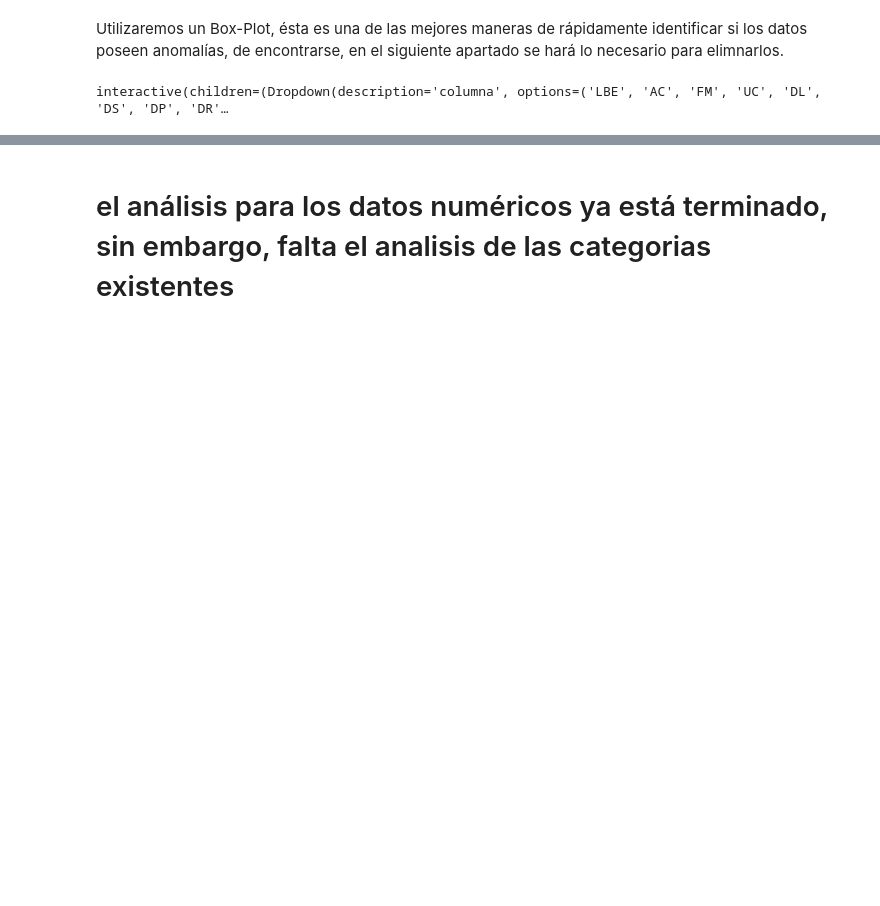
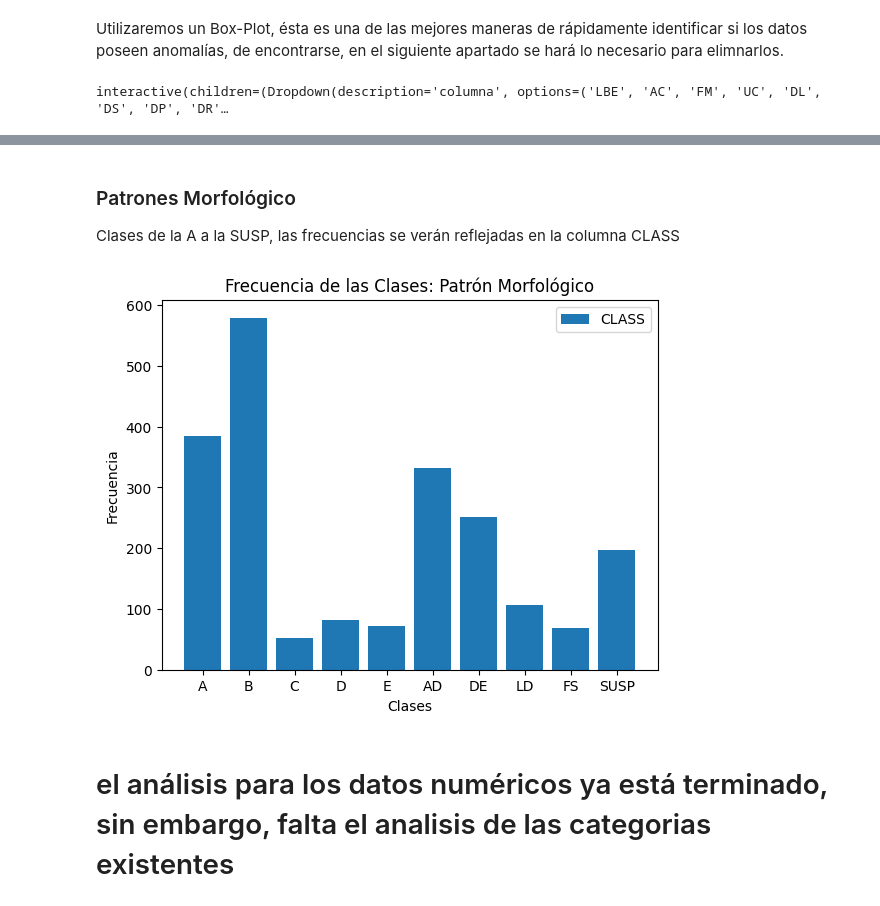
Before and after one commit to moqca/ia_masterrs, a Jupyter notebook: apre_aut/mexmiart03_act3/act3_draft.ipynb, the cells around one changed output, grey strips where cells are left out. Cells and saved outputs as stored; diff of their text form; code cells hidden in the pictures; blank space fills up the shorter version.

Commit message:
actualizacion analisis de datos 90%, el resto 50%

```diff
--- a/apre_aut/mexmiart03_act3/act3_draft.ipynb
+++ b/apre_aut/mexmiart03_act3/act3_draft.ipynb
@@ -296,0 +301,4 @@ Ahora, después de haber aplicado un análisis estadítico, haber graficado los
+# %% [markdown]
+### Patrones Morfológico
+
+Clases de la A a la SUSP, las frecuencias se verán reflejadas en la columna CLASS
@@ -297,3 +311,30 @@ Ahora, después de haber aplicado un análisis estadítico, haber graficado los
+# %%
+import pandas as pd
+import matplotlib.pyplot as plt
+
+# Suponiendo que tienes un DataFrame llamado 'data' que contiene tus datos
+
+# Crear un DataFrame con las frecuencias de las clases
+#class_frequencies = data['CLASS'].value_counts().sort_index()
+class_frequencies = data['CLASS'].value_counts().sort_index()
+# Crear una lista con las etiquetas de las clases
+#classes = ['A', 'B', 'C', 'D', 'E', 'F']
+classes = ['A','B','C','D','E','AD','DE','LD','FS','SUSP']
+# Crear el gráfico de barras
+plt.bar(classes, class_frequencies)
+
+# Agregar etiquetas y título
+plt.xlabel('Clases')
+plt.ylabel('Frecuencia')
+plt.title('Frecuencia de las Clases: Patrón Morfológico')
+
+# Agregar leyenda con el nombre de la columna
+plt.legend(['CLASS'])
+
+# Mostrar el gráfico
+plt.show()
+# %% [output]
+[figure, added]
 # %% [markdown]
 # el análisis para los datos numéricos ya está terminado, sin embargo, falta el analisis de las categorias existentes
 # %% [markdown]
```
Also changed, not shown: parts of 3 cells of this notebook.
